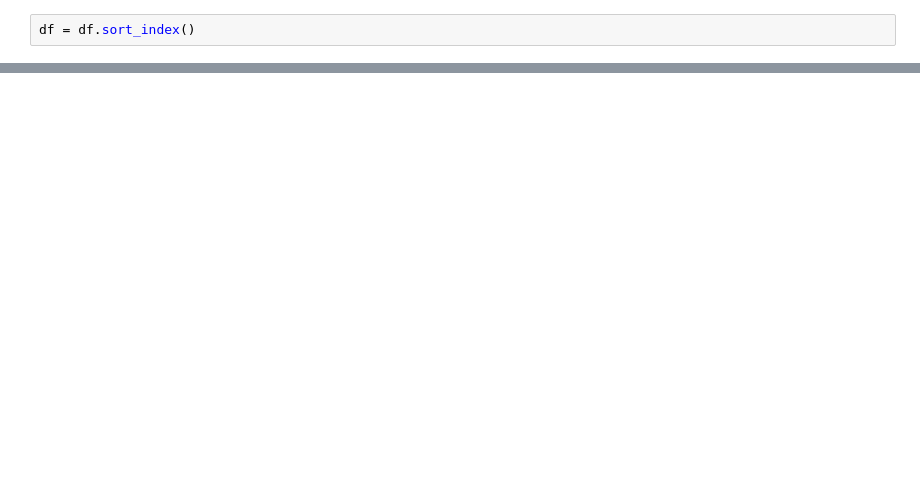
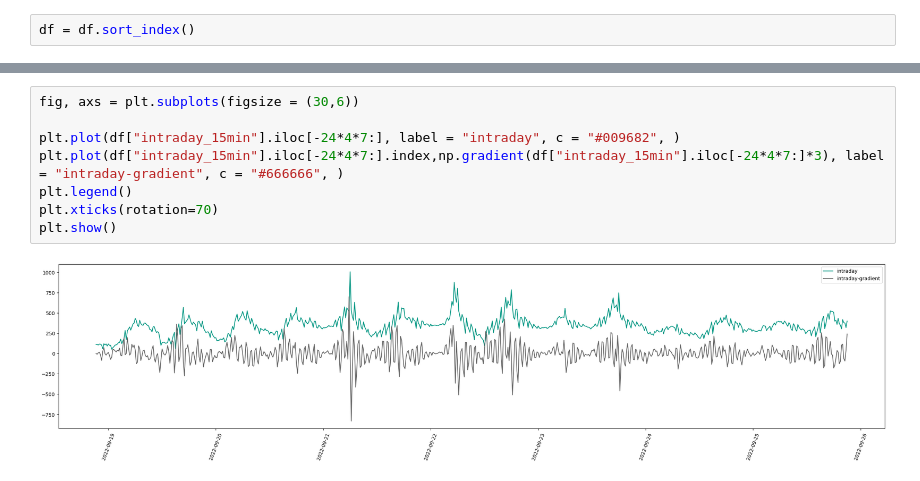
Before and after one commit to philippkiesling/hard_constraint_policy_gradient_methods_for_battery_storage_operations, a Jupyter notebook: notebooks/exploration.ipynb, the cells around one changed output, grey strips where cells are left out. Saved outputs shown, nothing was run; the diff lists cells and outputs as text; blank space fills up the shorter version.

```diff
--- a/notebooks/exploration.ipynb
+++ b/notebooks/exploration.ipynb
@@ -37,3 +55,13 @@ df = df.sort_index()
+# %%
+fig, axs = plt.subplots(figsize = (30,6))
+
+plt.plot(df["intraday_15min"].iloc[-24*4*7:], label = "intraday", c = "#009682", )
+plt.plot(df["intraday_15min"].iloc[-24*4*7:].index,np.gradient(df["intraday_15min"].iloc[-24*4*7:]*3), label = "intraday-gradient", c = "#666666", )
+plt.legend()
+plt.xticks(rotation=70)
+plt.show()
+# %% [output]
+[figure, added]
 # %%
 from matplotlib.pyplot import figure
 fig, axs = plt.subplots(figsize = (30,6)) # This is your answer to resize the figure
```
Also changed, not shown: parts of 21 cells of this notebook.
